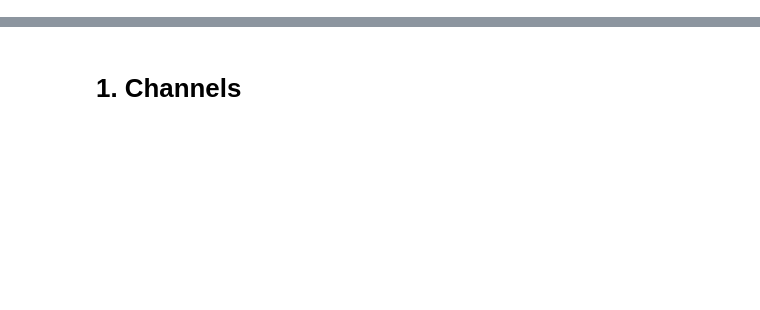
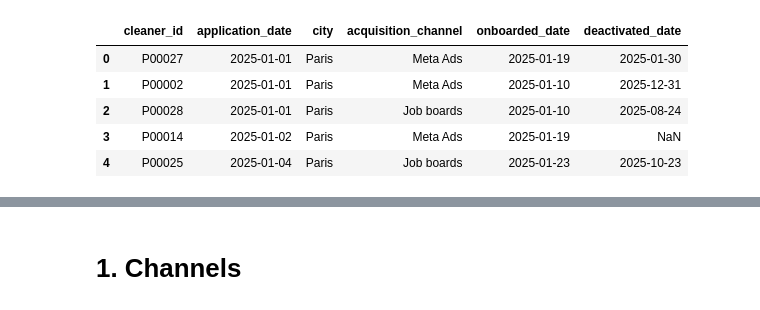
Before and after one commit to Berenice029/Growth_modelling_project, a Jupyter notebook: question_2.ipynb, the cells around one changed output, grey strips where cells are left out. Drawn from its saved outputs; the diff is of its cells as text; code cells hidden in the pictures; blank space fills up the shorter version.

```diff
--- a/question_2.ipynb
+++ b/question_2.ipynb
@@ -7,0 +17,9 @@ marketing_spend_df = pd.read_csv("cleaned_data/marketing_spend.csv")
+# %%
+cleaners_df.head()
+# %% [output]
+|  | cleaner_id | application_date | city | acquisition_channel | onboarded_date | deactivated_date |
+| 0 | P00027 | 2025-01-01 | Paris | Meta Ads | 2025-01-19 | 2025-01-30 |
+| 1 | P00002 | 2025-01-01 | Paris | Meta Ads | 2025-01-10 | 2025-12-31 |
+| 2 | P00028 | 2025-01-01 | Paris | Job boards | 2025-01-10 | 2025-08-24 |
+| 3 | P00014 | 2025-01-02 | Paris | Meta Ads | 2025-01-19 | NaN |
+| 4 | P00025 | 2025-01-04 | Paris | Job boards | 2025-01-23 | 2025-10-23 |
```
Also changed, not shown: parts of 8 cells of this notebook.
